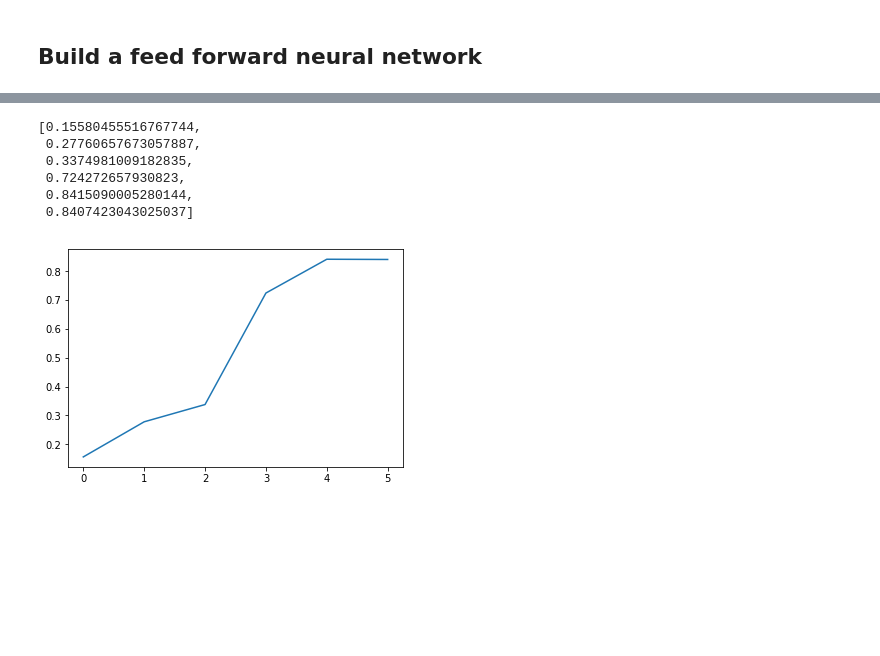
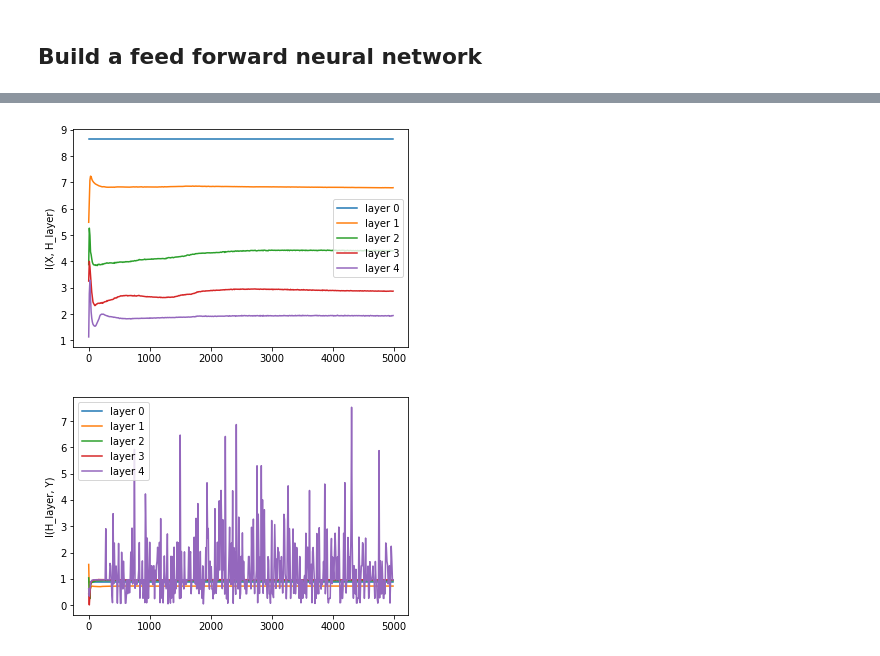
Before and after one commit to zunzhumu/mutual-information-dnns, a Jupyter notebook: circle-radius-test.ipynb, the cells around one changed output, grey strips where cells are left out. Cells and saved outputs as stored; diff of their text form; code cells hidden in the pictures; blank space fills up the shorter version.

```diff
--- a/circle-radius-test.ipynb
+++ b/circle-radius-test.ipynb
@@ -61,5 +62,10 @@ pd.DataFrame(Y_train).describe()
 # %% [markdown]
 ## Mutual information and entropy functions
+# %%
+def log_or_0(x):
+    return np.log(x) if x > 0 else 0
+
+np_log_or_0 = np.vectorize(log_or_0)
 # %%
 def entropy(x, k=3, base=2, seed=None):
     assert k < len(x)
@@ -310,14 +262,24 @@ Wall time: 6min 56s
-# %%
-mutual_information_Y
-# %% [output]
-[0.15580455516767744,
- 0.27760657673057887,
- 0.3374981009182835,
- 0.724272657930823,
- 0.8415090005280144,
- 0.8407423043025037]
-# %%
-plt.plot(mutual_information_Y)
-plt.show()
-# %% [output]
-[figure, removed]
+# %%
+lines = []
+for i, layer in enumerate(list(np.array(collectMutualInformation.mutual_information_X).T)):
+    line, = plt.plot(np.arange(len(layer)) * 10, layer, label='layer {}'.format(i))
+    lines.append(line)
+
+plt.legend(handles=lines)
+plt.ylabel('I(X, H_layer)')
+plt.xlabel = 'Epochs'
+plt.show()
+# %% [output]
+[figure, added]
+# %%
+lines = []
+for i, layer in enumerate(list(np.array(collectMutualInformation.mutual_information_Y).T)):
+    line, = plt.plot(np.arange(len(layer)) * 10, layer, label='layer {}'.format(i))
+    lines.append(line)
+
+plt.legend(handles=lines)
+plt.ylabel('I(H_layer, Y)')
+plt.xlabel = 'Epochs'
+plt.show()
+# %% [output]
+[figure, added]
```
Also changed, not shown: parts of 30 cells of this notebook.
